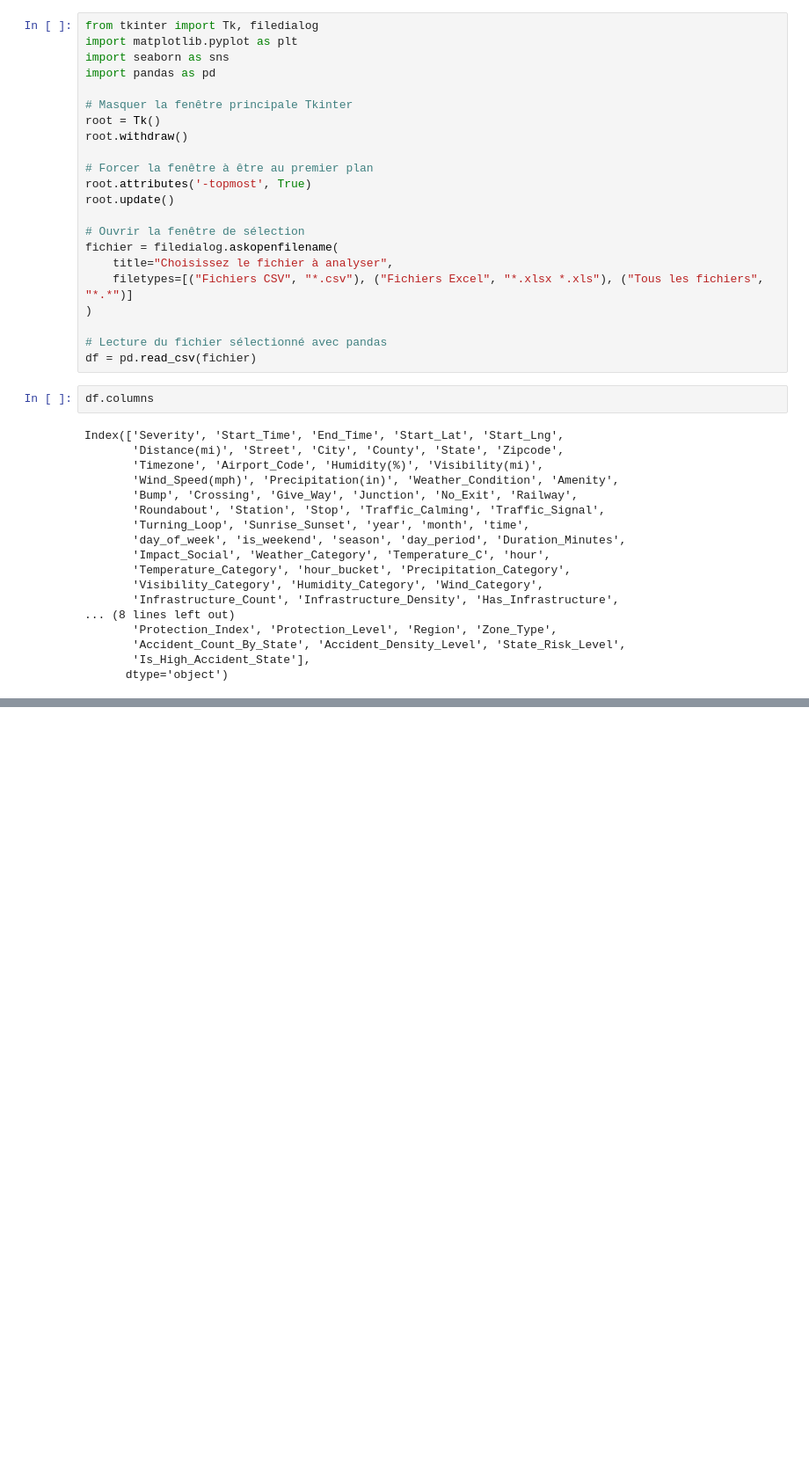
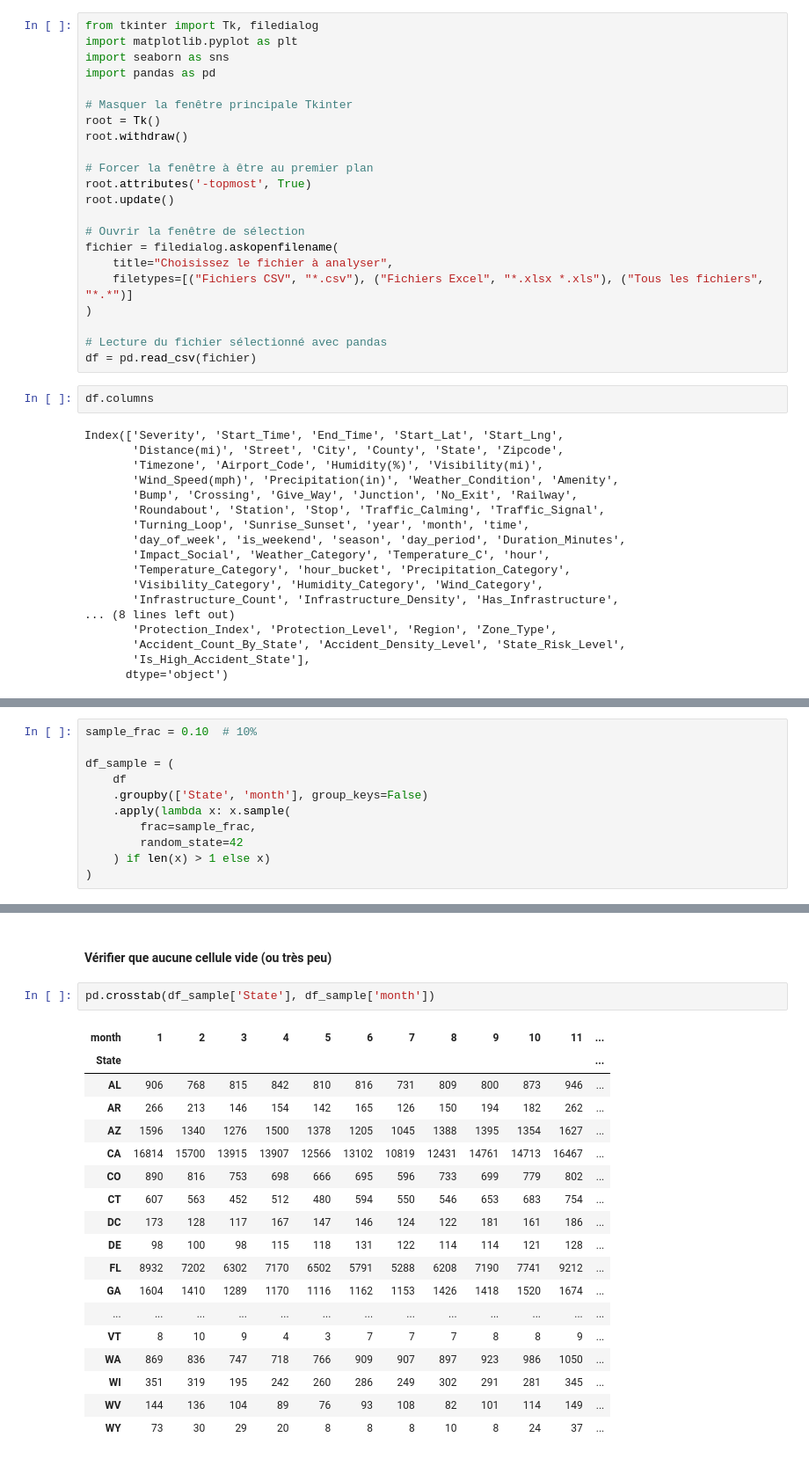
Before and after one commit to zinebettahery/US-Accidents, a Jupyter notebook: notebooks/Statistics.ipynb, the cells around one changed output, grey strips where cells are left out. Shown at 88% size. Saved outputs shown, nothing was run; the diff lists cells and outputs as text; blank space fills up the shorter version.

```diff
--- a/notebooks/Statistics.ipynb
+++ b/notebooks/Statistics.ipynb
@@ -42,0 +72,11 @@ Index(['Severity', 'Start_Time', 'End_Time', 'Start_Lat', 'Start_Lng',
+# %%
+sample_frac = 0.10  # 10%
+
+df_sample = (
+    df
+    .groupby(['State', 'month'], group_keys=False)
+    .apply(lambda x: x.sample(
+        frac=sample_frac,
+        random_state=42
+    ) if len(x) > 1 else x)
+)
@@ -42,0 +144,23 @@ Index(['Severity', 'Start_Time', 'End_Time', 'Start_Lat', 'Start_Lng',
+# %% [markdown]
+#### Vérifier que aucune cellule vide (ou très peu)
+# %%
+pd.crosstab(df_sample['State'], df_sample['month'])
+# %% [output]
+| month | 1 | 2 | 3 | 4 | 5 | 6 | 7 | 8 | 9 | 10 | 11 | ... |
+| State |  |  |  |  |  |  |  |  |  |  |  | ... |
+| AL | 906 | 768 | 815 | 842 | 810 | 816 | 731 | 809 | 800 | 873 | 946 | ... |
+| AR | 266 | 213 | 146 | 154 | 142 | 165 | 126 | 150 | 194 | 182 | 262 | ... |
+| AZ | 1596 | 1340 | 1276 | 1500 | 1378 | 1205 | 1045 | 1388 | 1395 | 1354 | 1627 | ... |
+| CA | 16814 | 15700 | 13915 | 13907 | 12566 | 13102 | 10819 | 12431 | 14761 | 14713 | 16467 | ... |
+| CO | 890 | 816 | 753 | 698 | 666 | 695 | 596 | 733 | 699 | 779 | 802 | ... |
+| CT | 607 | 563 | 452 | 512 | 480 | 594 | 550 | 546 | 653 | 683 | 754 | ... |
+| DC | 173 | 128 | 117 | 167 | 147 | 146 | 124 | 122 | 181 | 161 | 186 | ... |
+| DE | 98 | 100 | 98 | 115 | 118 | 131 | 122 | 114 | 114 | 121 | 128 | ... |
+| FL | 8932 | 7202 | 6302 | 7170 | 6502 | 5791 | 5288 | 6208 | 7190 | 7741 | 9212 | ... |
+| GA | 1604 | 1410 | 1289 | 1170 | 1116 | 1162 | 1153 | 1426 | 1418 | 1520 | 1674 | ... |
+| ... | ... | ... | ... | ... | ... | ... | ... | ... | ... | ... | ... | ... |
+| VT | 8 | 10 | 9 | 4 | 3 | 7 | 7 | 7 | 8 | 8 | 9 | ... |
+| WA | 869 | 836 | 747 | 718 | 766 | 909 | 907 | 897 | 923 | 986 | 1050 | ... |
+| WI | 351 | 319 | 195 | 242 | 260 | 286 | 249 | 302 | 291 | 281 | 345 | ... |
+| WV | 144 | 136 | 104 | 89 | 76 | 93 | 108 | 82 | 101 | 114 | 149 | ... |
+| WY | 73 | 30 | 29 | 20 | 8 | 8 | 8 | 10 | 8 | 24 | 37 | ... |
```
Also changed, not shown: parts of 12 cells of this notebook.
